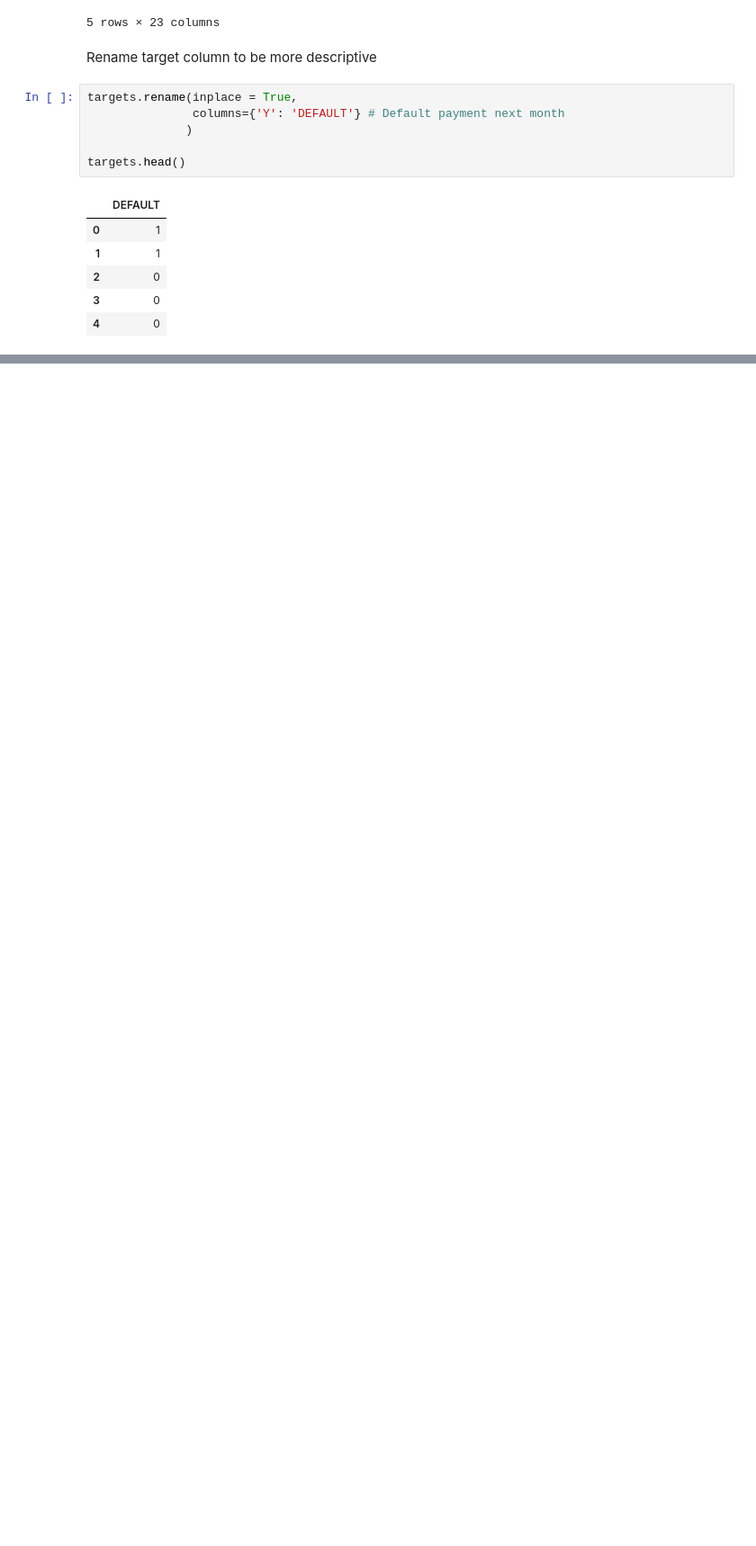
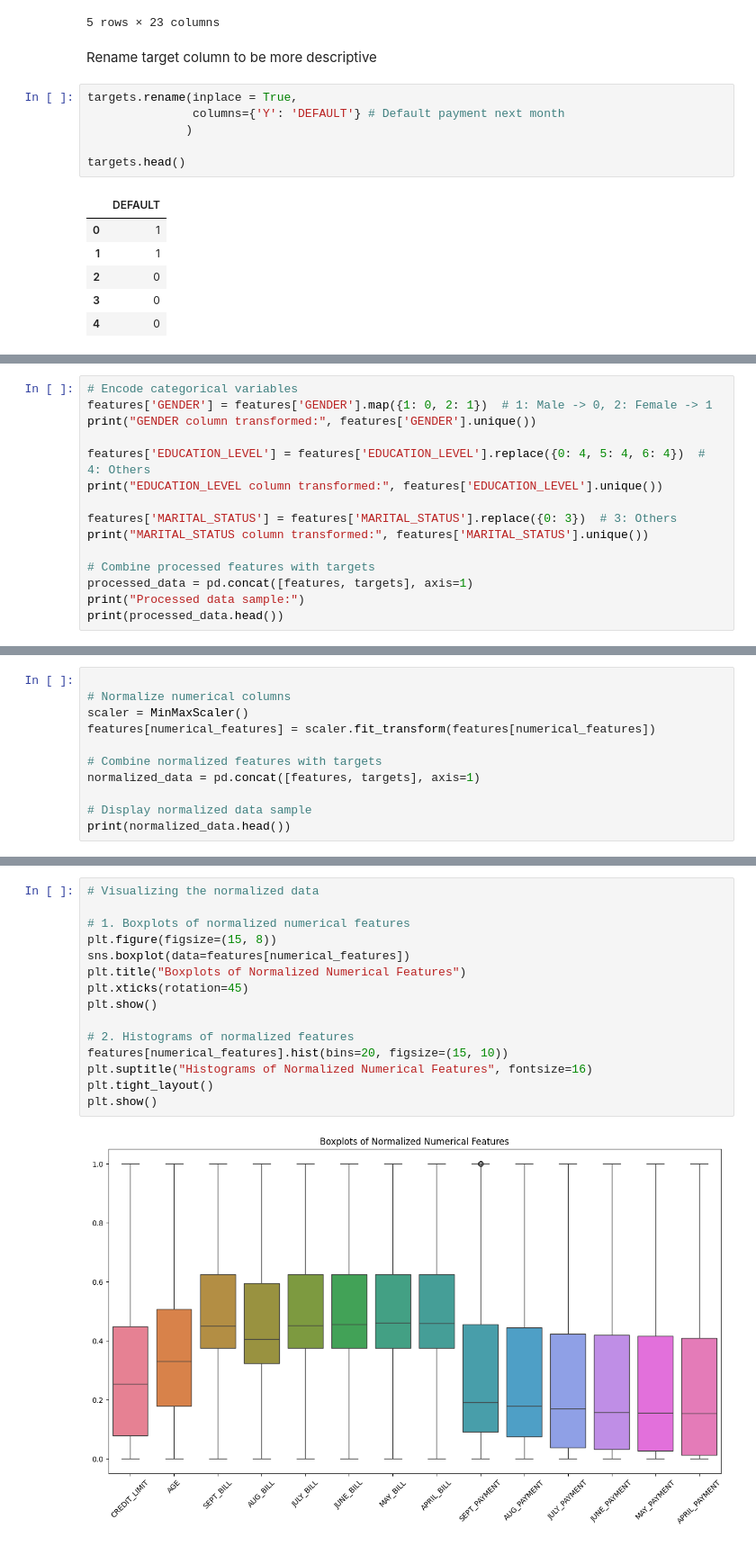
Before and after one commit to DatasanAli/credit-card_defaults_prediction, a Jupyter notebook: notebooks/cc-default-prediction.ipynb, the cells around one changed output, grey strips where cells are left out. Shown at 90% size. Saved outputs shown, nothing was run; the diff lists cells and outputs as text; blank space fills up the shorter version.

```diff
--- a/notebooks/cc-default-prediction.ipynb
+++ b/notebooks/cc-default-prediction.ipynb
@@ -85,0 +168,15 @@ targets.head()
+# %%
+# Encode categorical variables
+features['GENDER'] = features['GENDER'].map({1: 0, 2: 1})  # 1: Male -> 0, 2: Female -> 1
+print("GENDER column transformed:", features['GENDER'].unique())
+
+features['EDUCATION_LEVEL'] = features['EDUCATION_LEVEL'].replace({0: 4, 5: 4, 6: 4})  # 4: Others
+print("EDUCATION_LEVEL column transformed:", features['EDUCATION_LEVEL'].unique())
+
+features['MARITAL_STATUS'] = features['MARITAL_STATUS'].replace({0: 3})  # 3: Others
+print("MARITAL_STATUS column transformed:", features['MARITAL_STATUS'].unique())
+
+# Combine processed features with targets
+processed_data = pd.concat([features, targets], axis=1)
+print("Processed data sample:")
+print(processed_data.head())
@@ -85,0 +203,11 @@ targets.head()
+# %%
+
+# Normalize numerical columns
+scaler = MinMaxScaler()
+features[numerical_features] = scaler.fit_transform(features[numerical_features])
+
+# Combine normalized features with targets
+normalized_data = pd.concat([features, targets], axis=1)
+
+# Display normalized data sample
+print(normalized_data.head())
@@ -85,0 +232,17 @@ targets.head()
+# %%
+# Visualizing the normalized data
+
+# 1. Boxplots of normalized numerical features
+plt.figure(figsize=(15, 8))
+sns.boxplot(data=features[numerical_features])
+plt.title("Boxplots of Normalized Numerical Features")
+plt.xticks(rotation=45)
+plt.show()
+
+# 2. Histograms of normalized features
+features[numerical_features].hist(bins=20, figsize=(15, 10))
+plt.suptitle("Histograms of Normalized Numerical Features", fontsize=16)
+plt.tight_layout()
+plt.show()
+# %% [output]
+[figure, added]
```
Also changed, not shown: parts of 16 cells of this notebook.
